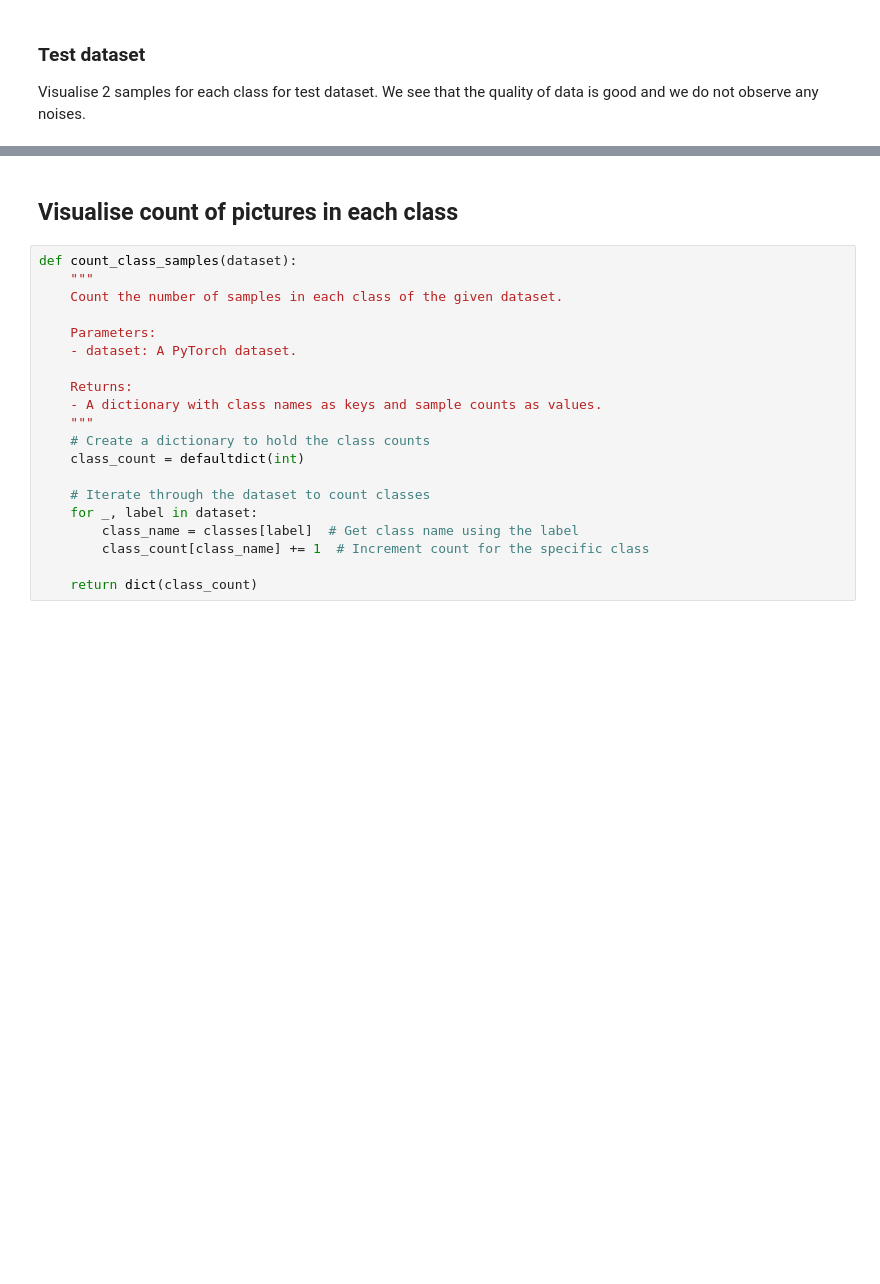
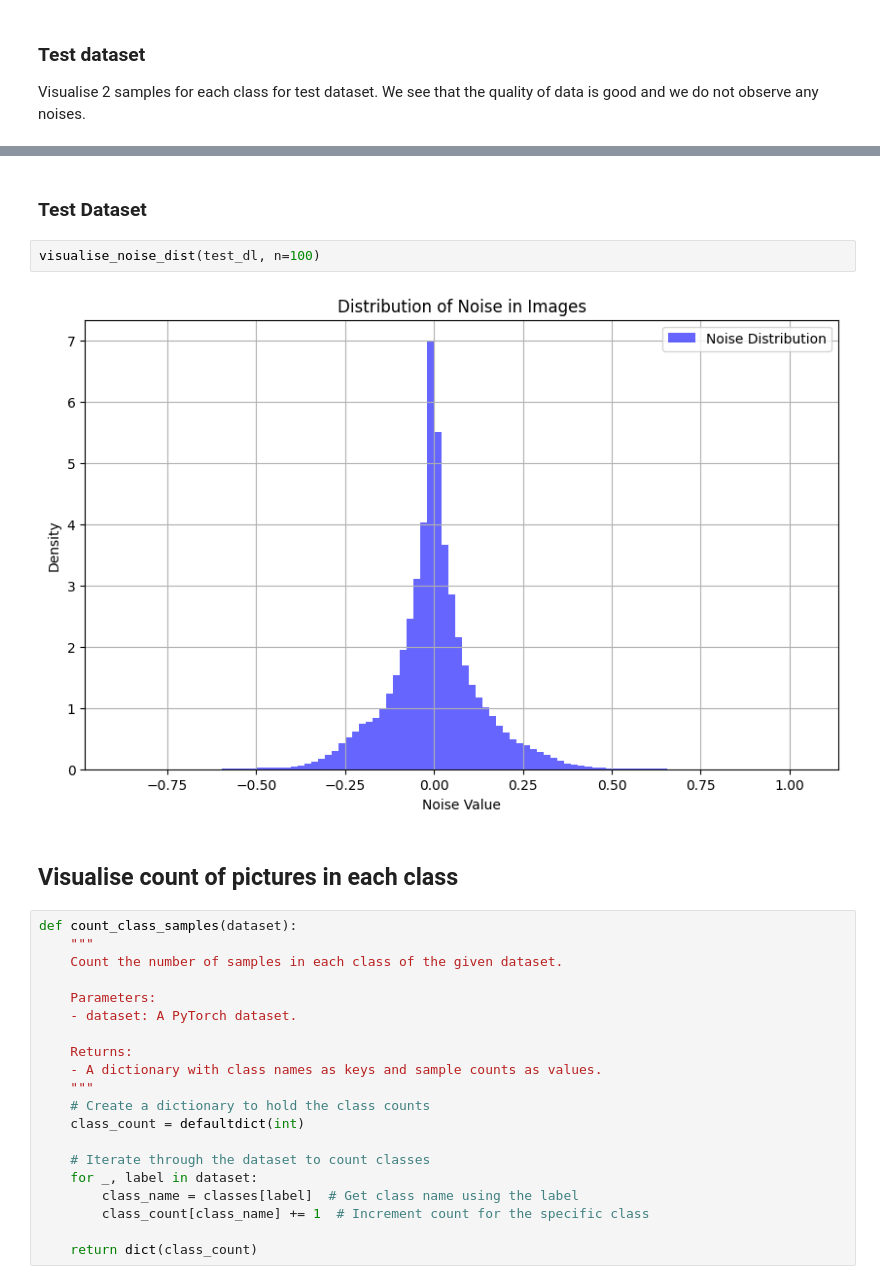
Before and after one commit to tetianasokolova/computer-vision-project, a Jupyter notebook: CVDL_Project_Task_1.ipynb, the cells around one changed output, grey strips where cells are left out. Cells and saved outputs as stored; diff of their text form; blank space fills up the shorter version.

```diff
--- a/CVDL_Project_Task_1.ipynb
+++ b/CVDL_Project_Task_1.ipynb
@@ -305,3 +351,9 @@ visualize_class_samples(test_dl, n=2)
+# %% [markdown]
+### Test Dataset
+# %%
+visualise_noise_dist(test_dl, n=100)
+# %% [output]
+[figure, added]
 # %% [markdown]
 ## Visualise count of pictures in each class
 # %%
```
Also changed, not shown: parts of 22 cells of this notebook.
